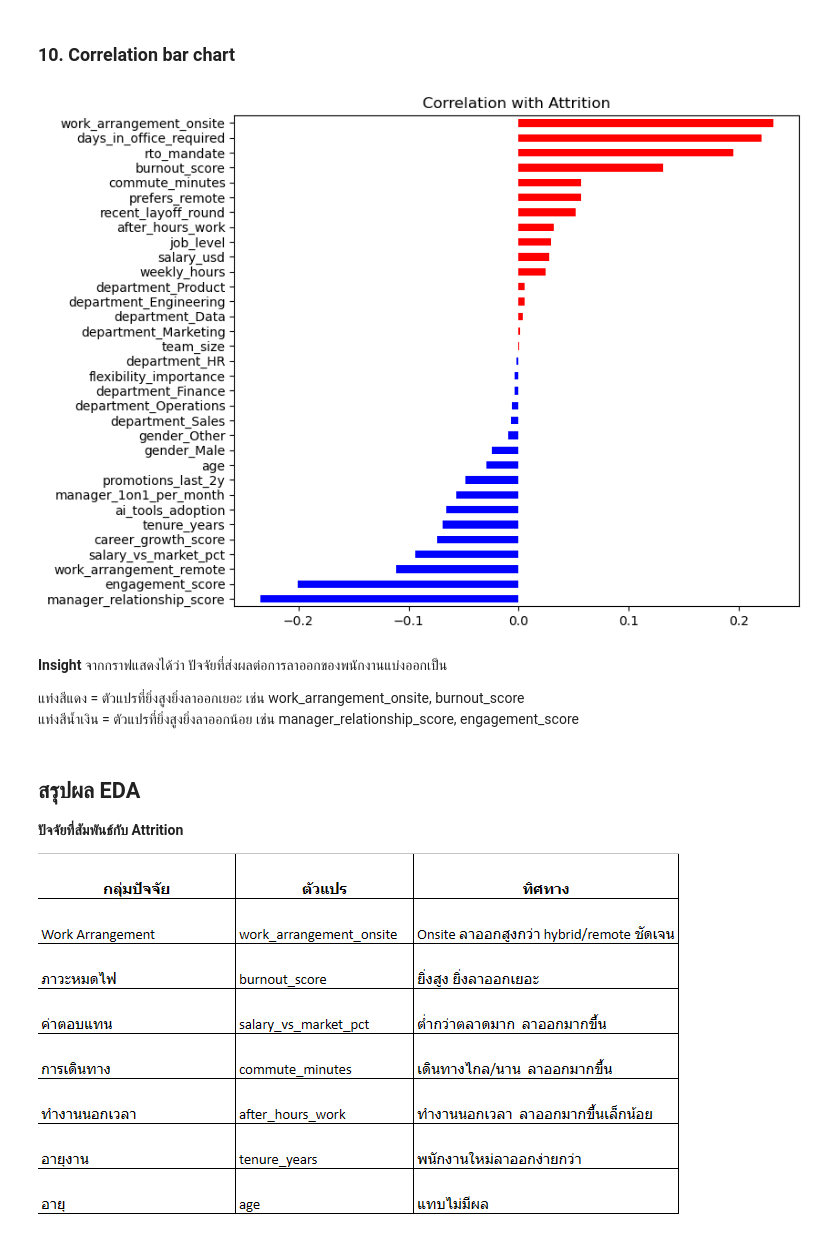
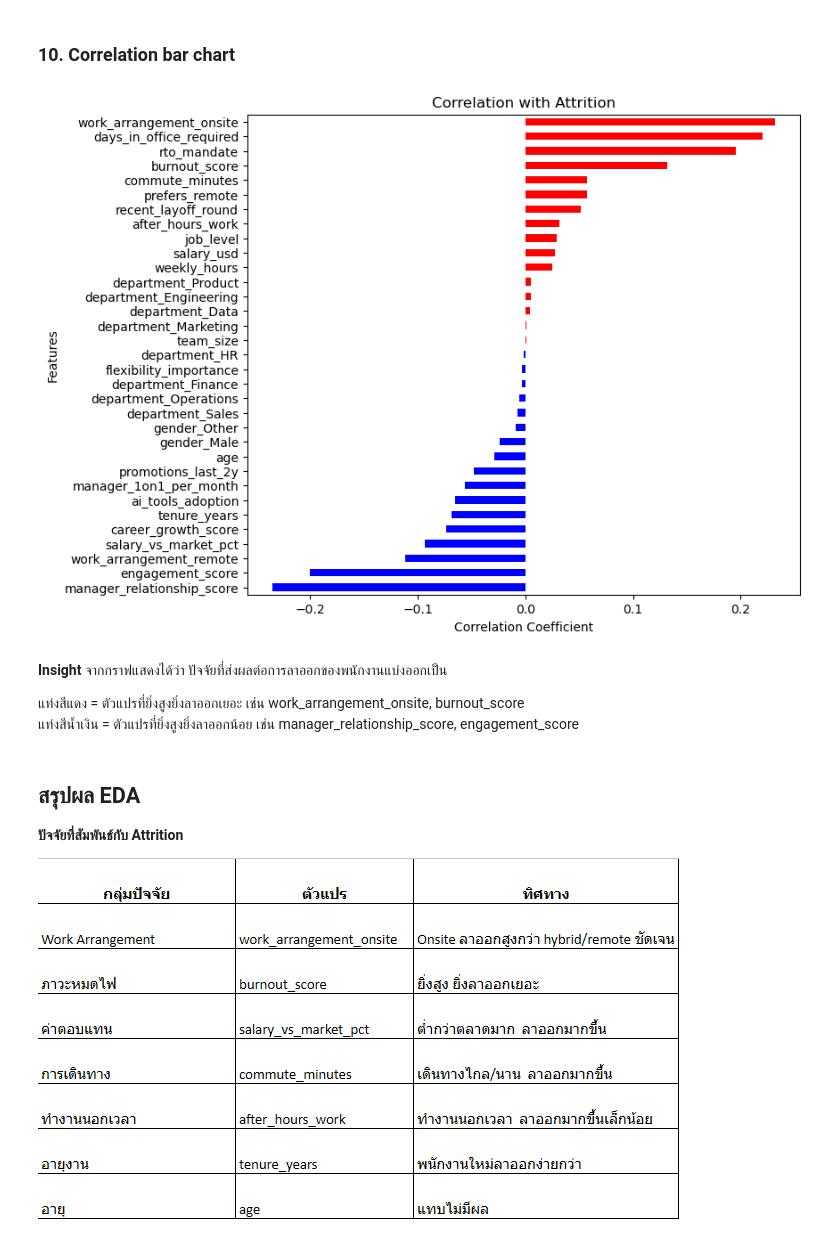
Before and after one commit to fenfics/Employee-Attrition-Prediction, a Jupyter notebook: notebooks/02_data_visualization.ipynb, the cells around one changed output. Cells and saved outputs as stored; diff of their text form; code cells hidden in the pictures.

```diff
--- a/notebooks/02_data_visualization.ipynb
+++ b/notebooks/02_data_visualization.ipynb
@@ -148,10 +169,13 @@ plt.show()
 # %%
 corr_target = df.corr(numeric_only=True)['attrition'].drop('attrition').sort_values()
 corr_target.plot(kind='barh', figsize=(8,7), color=['red' if v>0 else 'blue' for v in corr_target])
 plt.title("Correlation with Attrition")
+plt.xlabel("Correlation Coefficient")
+plt.ylabel("Features")
+
 plt.show()
 # %% [output]
-[figure, old version]
+[figure, new version]
 # %% [markdown]
 **Insight**
 จากกราฟแสดงได้ว่า ปัจจัยที่ส่งผลต่อการลาออกของพนักงานแบ่งออกเป็น
@@ -163,4 +187,4 @@ plt.show()
 
 **ปัจจัยที่สัมพันธ์กับ Attrition**
 
-![image.png](attachment:image.png)
+![Employee-Attrition\EDA.png](attachment:image.png)
```
Also changed, not shown: parts of 8 cells of this notebook.
